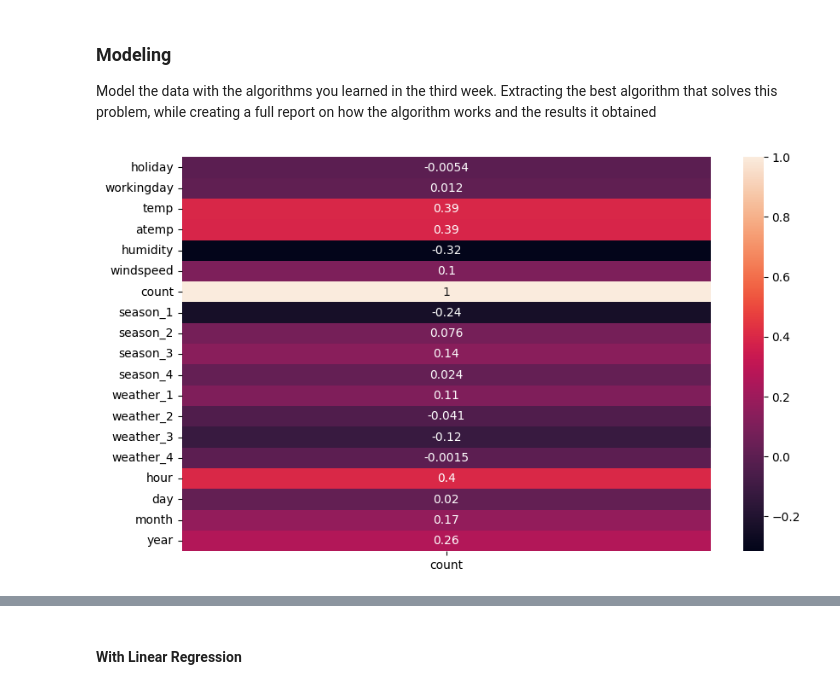
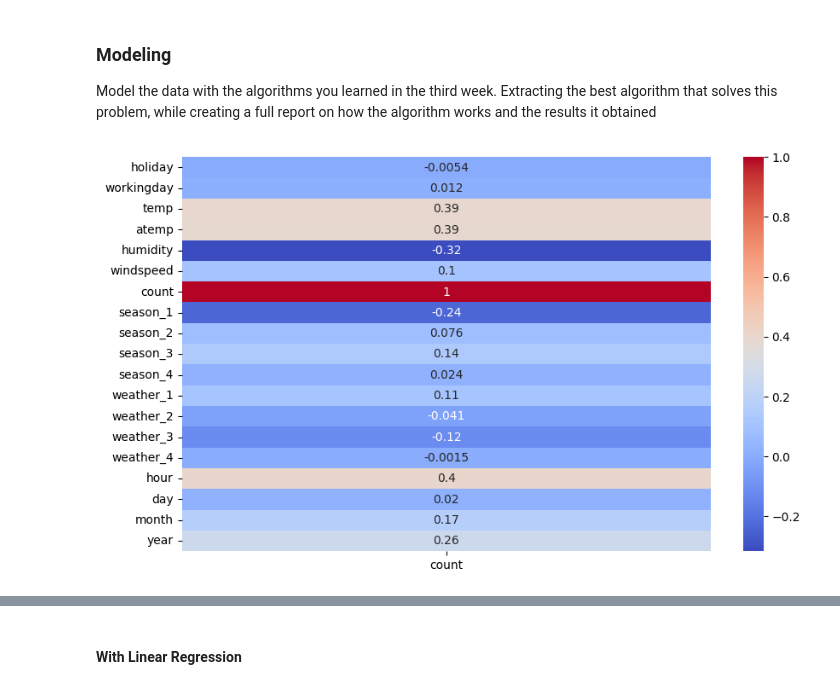
Before and after one commit to NuraddinQJ/AiDojo-Bootcamp, a Jupyter notebook: Week3-Task.ipynb, the cells around one changed output, grey strips where cells are left out. Drawn from its saved outputs; the diff is of its cells as text; code cells hidden in the pictures.

```diff
--- a/Week3-Task.ipynb
+++ b/Week3-Task.ipynb
@@ -257,8 +257,8 @@ Model the data with the algorithms you learned in the third week. Extracting the
 import seaborn as sns
 # %%
 plt.figure(figsize= (10,6))
-sns.heatmap(df.corr()[['count']],annot=True)
+sns.heatmap(df.corr()[['count']],annot=True, cmap="coolwarm")
 plt.show()
 # %% [output]
-[figure, old version]
+[figure, new version]
 # %%
```
Also changed, not shown: parts of 20 cells of this notebook.
